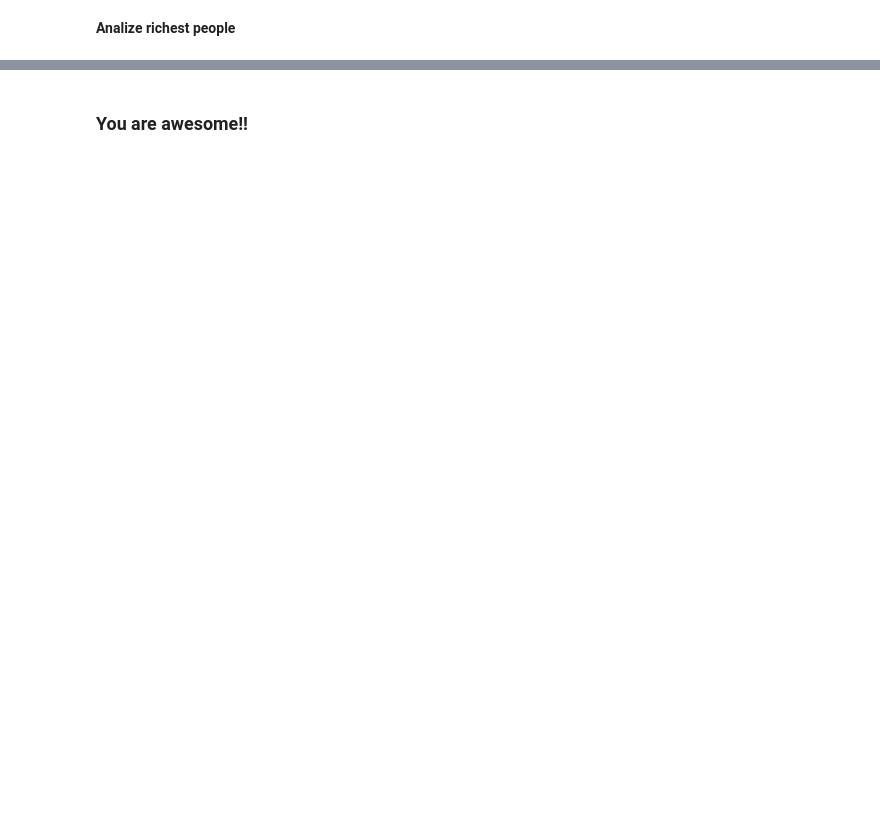
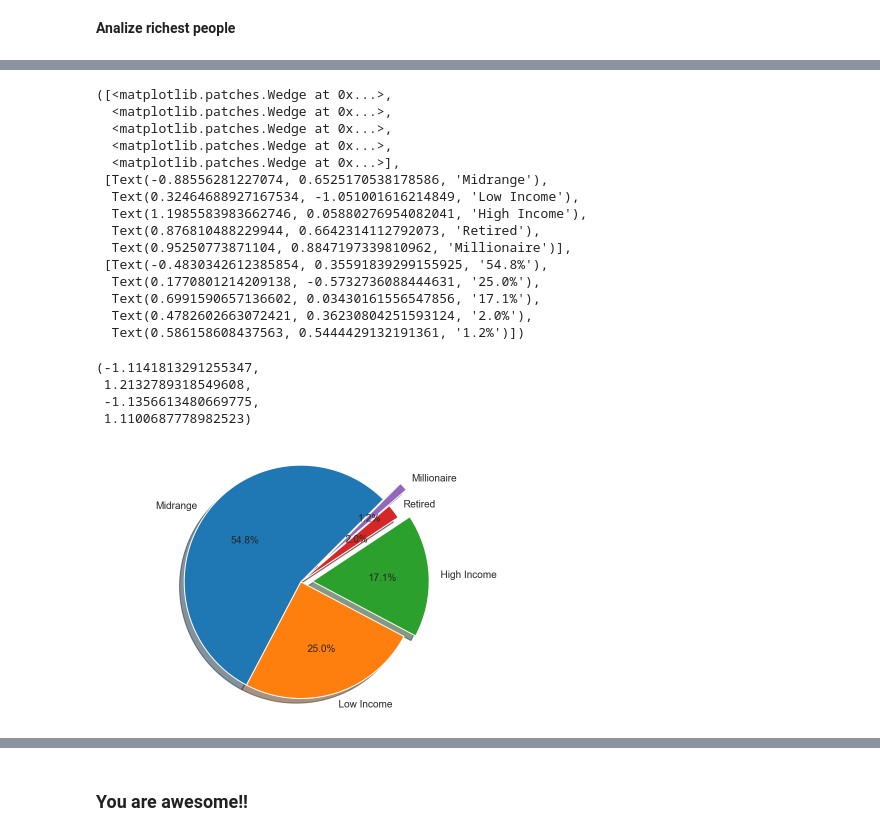
Before and after one commit to huynhducduy/DevC-Data-Sci, a Jupyter notebook: Labs/3/Lab_3_EDA.ipynb, the cells around one changed output, grey strips where cells are left out. Drawn from its saved outputs; the diff is of its cells as text; code cells hidden in the pictures; blank space fills up the shorter version.

```diff
--- a/Labs/3/Lab_3_EDA.ipynb
+++ b/Labs/3/Lab_3_EDA.ipynb
@@ -332,8 +542,7 @@ def split_income_type(n):
         return 'Millionaire'
 # %%
 # Apply the function above to create a new column name IncomeType from TotalPayBenefits
-# Fill the blank
-sal['IncomeType'] = ___
+sal['IncomeType'] = sal['TotalPayBenefits'].apply(split_income_type)
 # %%
 sns.countplot(sal['IncomeType'])
 # What can you tell?
@@ -340,28 +552,52 @@ sns.countplot(sal['IncomeType'])
 # %%
 # Pie chart
 labels = []
 sizes = []
 explode = []
 
 labels = sal['IncomeType'].value_counts().index
 for index, size in enumerate(sal['IncomeType'].value_counts()):
     sizes.append(size)
     if labels[index] == 'Millionaire':
         explode.append(0.2)
-    else:  # add high income too?
+    elif labels[index] == 'High Income':
+        explode.append(0.1)
+    else:
         explode.append(0)
 
 _, ax1 = plt.subplots()
 ax1.pie(sizes,
         explode=explode,
         labels=labels,
         autopct='%1.1f%%',
         shadow=True,
         startangle=45)
+
 # Equal aspect ratio ensures that pie is drawn as a circle
 ax1.axis('equal')
 plt.tight_layout()
 plt.show()
+# %% [output]
+([<matplotlib.patches.Wedge at 0x...>,
+  <matplotlib.patches.Wedge at 0x...>,
+  <matplotlib.patches.Wedge at 0x...>,
+  <matplotlib.patches.Wedge at 0x...>,
+  <matplotlib.patches.Wedge at 0x...>],
+ [Text(-0.88556281227074, 0.6525170538178586, 'Midrange'),
+  Text(0.32464688927167534, -1.051001616214849, 'Low Income'),
+  Text(1.1985583983662746, 0.05880276954082041, 'High Income'),
+  Text(0.876810488229944, 0.6642314112792073, 'Retired'),
+  Text(0.95250773871104, 0.8847197339810962, 'Millionaire')],
+ [Text(-0.4830342612385854, 0.35591839299155925, '54.8%'),
+  Text(0.1770801214209138, -0.5732736088444631, '25.0%'),
+  Text(0.6991590657136602, 0.03430161556547856, '17.1%'),
+  Text(0.4782602663072421, 0.36230804251593124, '2.0%'),
+  Text(0.586158608437563, 0.5444429132191361, '1.2%')])
+(-1.1141813291255347,
+ 1.2132789318549608,
+ -1.1356613480669775,
+ 1.1100687778982523)
+[figure, added]
 # %%
 # What is the top 10 Job Title of Millionaire
 # Fill the blank
```
Also changed, not shown: parts of 52 cells of this notebook, 2 other files.
